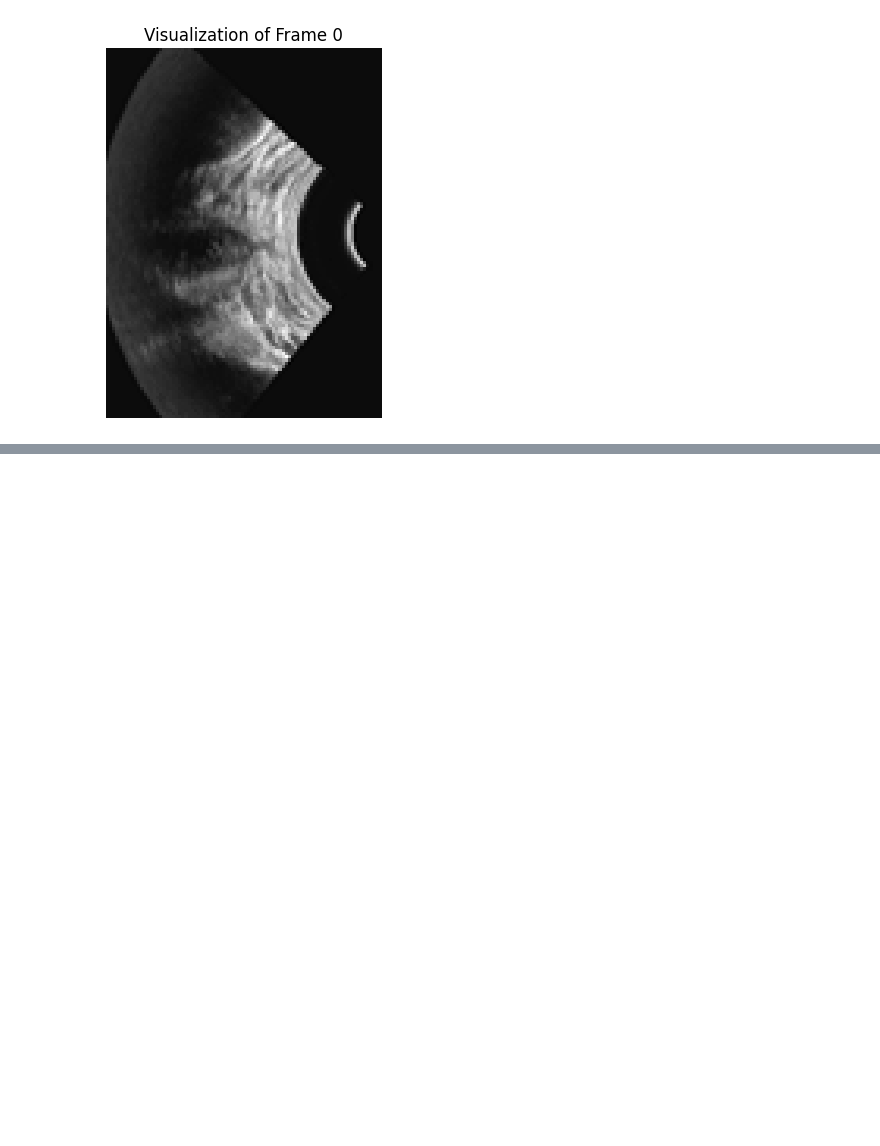
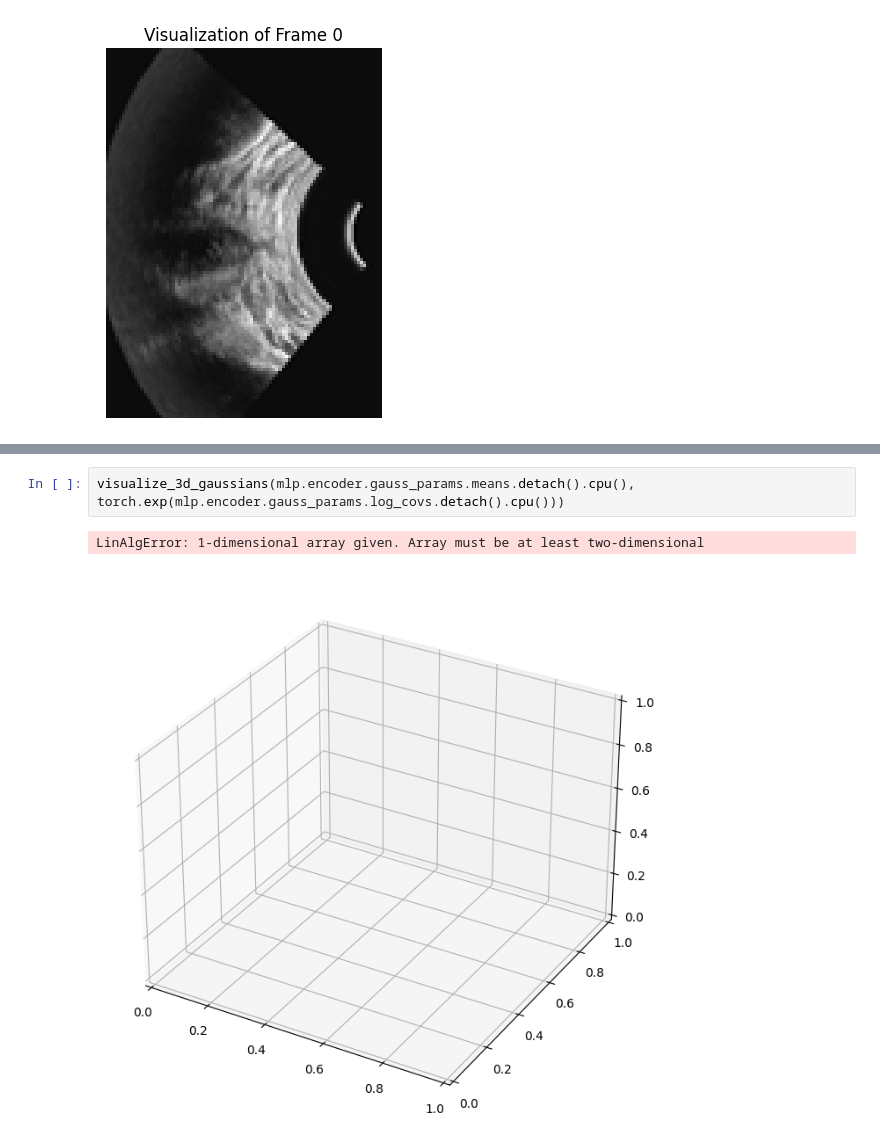
Before and after one commit to kacpermarzol/MedGenie, a Jupyter notebook: medgenie.ipynb, the cells around one changed output, grey strips where cells are left out. Drawn from its saved outputs; the diff is of its cells as text; blank space fills up the shorter version.

```diff
--- a/medgenie.ipynb
+++ b/medgenie.ipynb
@@ -487,0 +714,5 @@ NameError: name 'mlp' is not defined
+# %%
+visualize_3d_gaussians(mlp.encoder.gauss_params.means.detach().cpu(), torch.exp(mlp.encoder.gauss_params.log_covs.detach().cpu()))
+# %% [output]
+LinAlgError: 1-dimensional array given. Array must be at least two-dimensional
+[figure, added]
```
Also changed, not shown: parts of 18 cells of this notebook.
